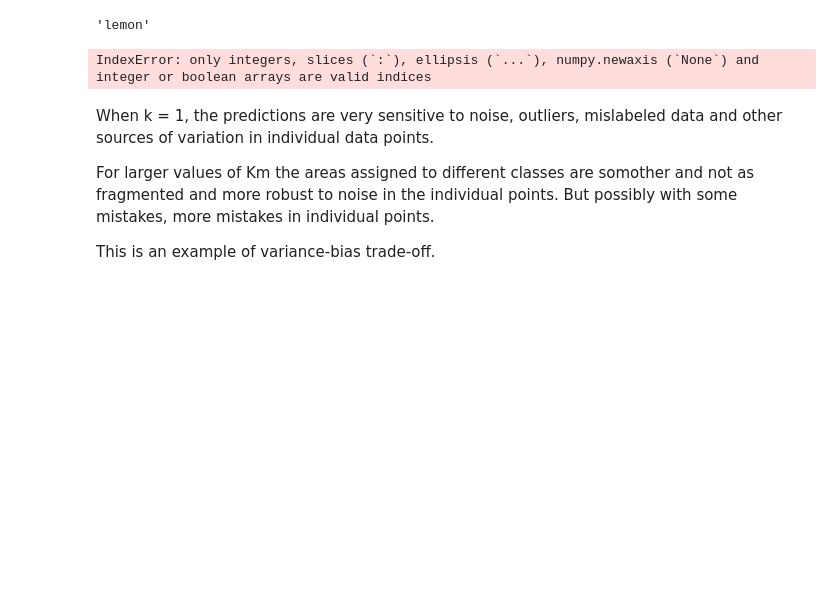
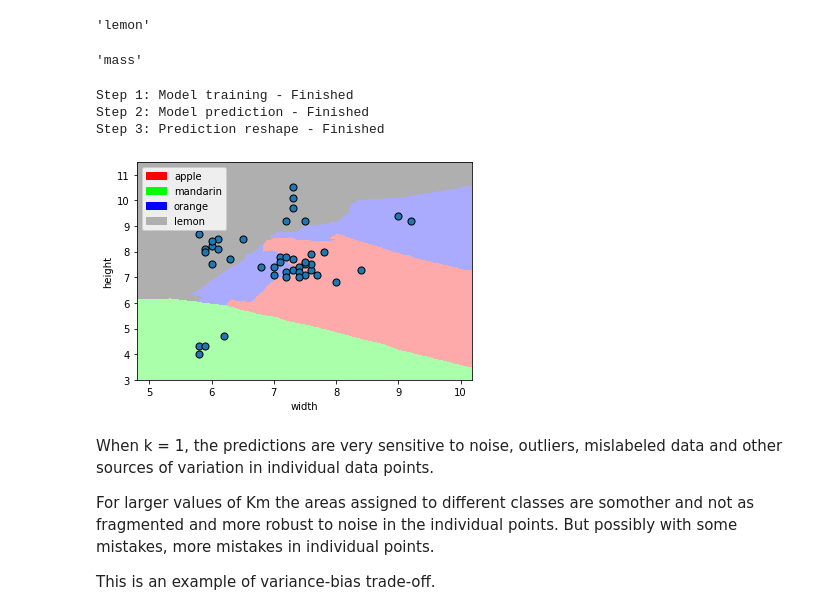
Before and after one commit to Jasc94/Coursera_AppliedDataScience_Specialization, a Jupyter notebook: 3_AppliedMachineLearning/module1.ipynb, the cells around one changed output. Drawn from its saved outputs; the diff is of its cells as text; code cells hidden in the pictures; blank space fills up the shorter version.

```diff
--- a/3_AppliedMachineLearning/module1.ipynb
+++ b/3_AppliedMachineLearning/module1.ipynb
@@ -126,12 +133,18 @@ fruit_prediction = model.predict([[100, 6.3, 8.5]])
 lookup_fruit_name[fruit_prediction[0]]
 # %% [output]
 'lemon'
-# %%
-from adspy_shared_utilities import plot_fruit_knn
-
-plot_fruit_knn(np.array(X_train), np.array(y_train), 5, "uniform")
-# %% [output]
-IndexError: only integers, slices (`:`), ellipsis (`...`), numpy.newaxis (`None`) and integer or boolean arrays are valid indices
+# %%
+X_train.iloc[:, 0].name
+# %% [output]
+'mass'
+# %%
+# Plotting decision boundaries for two variables
+vi.plot_fruit_knn(X_train.iloc[:, 1:3], y_train, 5, 0.02)
+# %% [output]
+Step 1: Model training - Finished
+Step 2: Model prediction - Finished
+Step 3: Prediction reshape - Finished
+[figure, added]
 # %% [markdown]
 When k = 1, the predictions are very sensitive to noise, outliers, mislabeled data and other sources of variation in individual data points.
 
```
Also changed, not shown: parts of 2 cells of this notebook, 3 other files.
